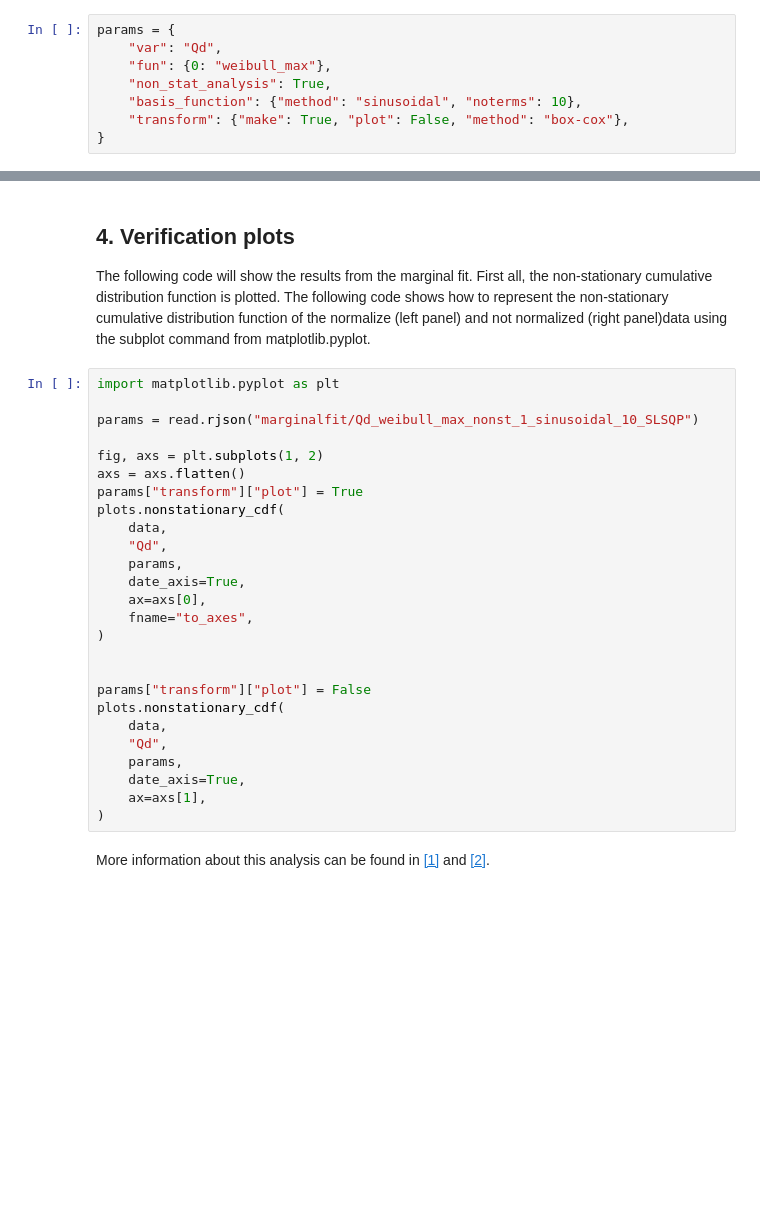
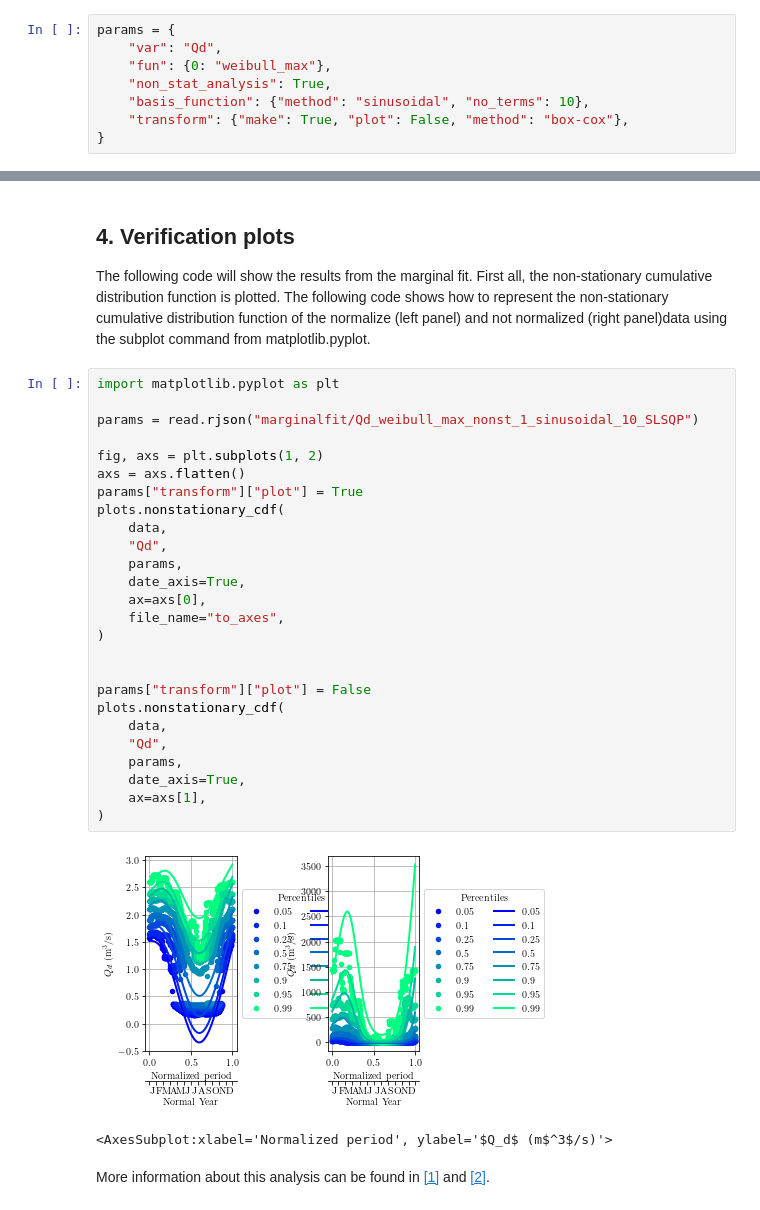
Before and after one commit to gdfa-ugr/marinetools, a Jupyter notebook: examples/Ex_01_Riverflow.ipynb, the cells around one changed output, grey strips where cells are left out. Cells and saved outputs as stored; diff of their text form; blank space fills up the shorter version.

```diff
--- a/examples/Ex_01_Riverflow.ipynb
+++ b/examples/Ex_01_Riverflow.ipynb
@@ -28,7 +28,7 @@ params = {
     "var": "Qd",
     "fun": {0: "weibull_max"},
     "non_stat_analysis": True,
-    "basis_function": {"method": "sinusoidal", "noterms": 10},
+    "basis_function": {"method": "sinusoidal", "no_terms": 10},
     "transform": {"make": True, "plot": False, "method": "box-cox"},
 }
 # %% [markdown]
@@ -45,29 +80,32 @@ The following code will show the results from the marginal fit. First all, the n
 # %%
 import matplotlib.pyplot as plt
 
 params = read.rjson("marginalfit/Qd_weibull_max_nonst_1_sinusoidal_10_SLSQP")
 
 fig, axs = plt.subplots(1, 2)
 axs = axs.flatten()
 params["transform"]["plot"] = True
 plots.nonstationary_cdf(
     data,
     "Qd",
     params,
     date_axis=True,
     ax=axs[0],
-    fname="to_axes",
+    file_name="to_axes",
 )
 
 
 params["transform"]["plot"] = False
 plots.nonstationary_cdf(
     data,
     "Qd",
     params,
     date_axis=True,
     ax=axs[1],
 )
+# %% [output]
+[figure, added]
+<AxesSubplot:xlabel='Normalized period', ylabel='$Q_d$ (m$^3$/s)'>
 # %% [markdown]
 More information about this analysis can be found in [[1]](#1) and [[2]](#2).
 # %% [markdown]
```
Also changed, not shown: parts of 2 cells of this notebook, 6 other files.
